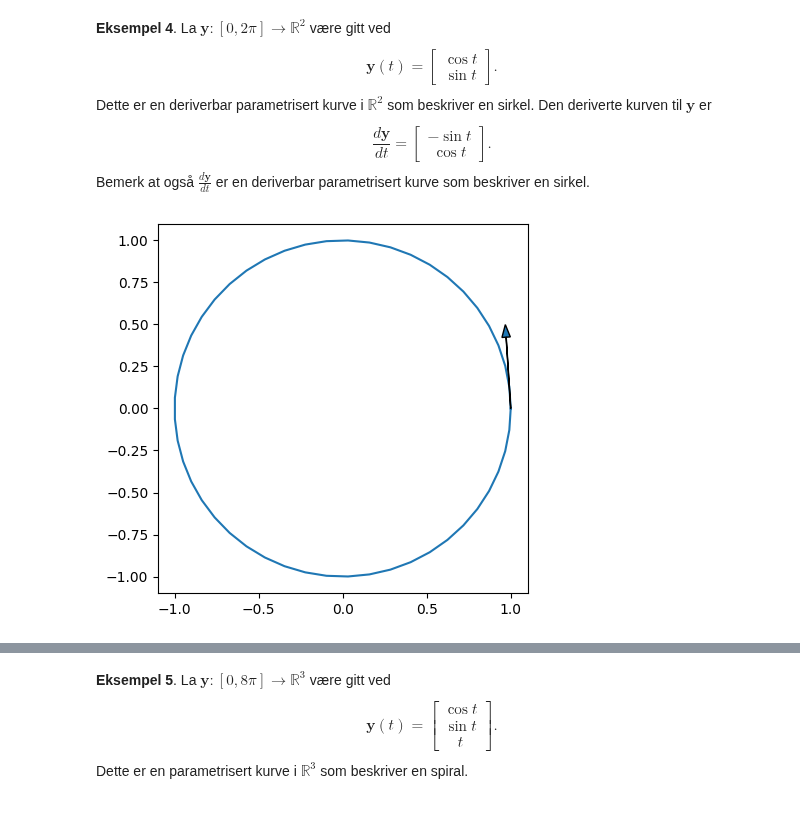
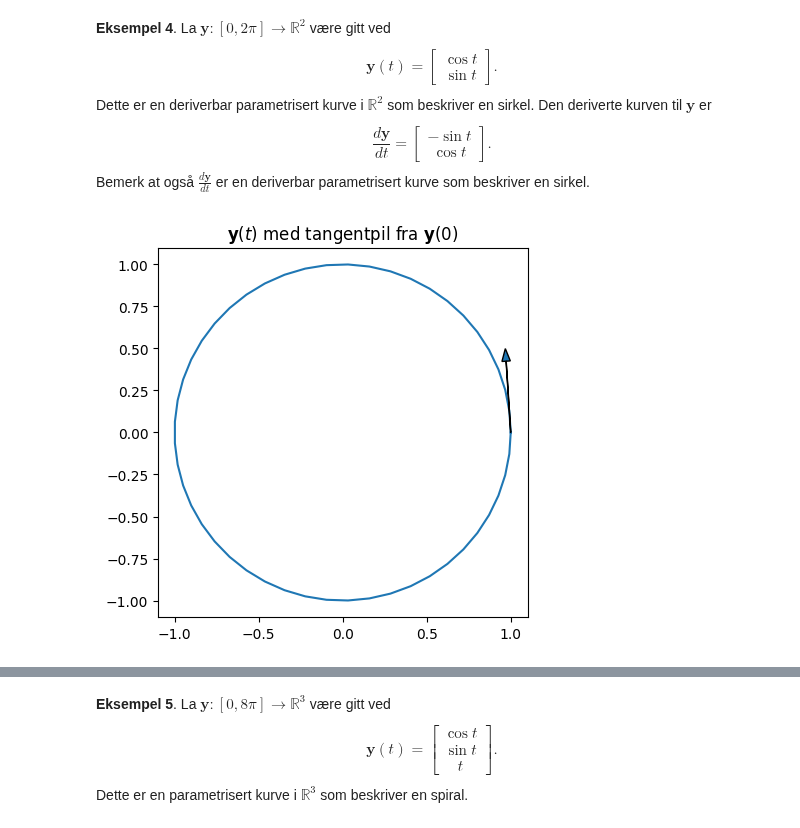
Before and after one commit to mbr085/V25MAT102, a Jupyter notebook: notebooks/uke10/126kurver.ipynb, the cells around one changed output, grey strips where cells are left out. Saved outputs shown, nothing was run; the diff lists cells and outputs as text; code cells hidden in the pictures.

```diff
--- a/notebooks/uke10/126kurver.ipynb
+++ b/notebooks/uke10/126kurver.ipynb
@@ -46,31 +46,34 @@ import numpy as np
 import matplotlib.pyplot as plt
 
 # Vi gjenbruker funksjon som tegner piler langs kurven.
 def plot_arrows_along_curve(x, y, t, num_arrows=10, ax=None, zorder=None, lengde=None):
     if ax is None:
         ax = plt.gca()
     p = []
 
     for i in range(num_arrows):
         p = int(i/num_arrows*len(t)) # Equally spaced intervals
         yp = y[p]
         xp = x[p]
         dyp = y[p+1]-y[p]
         dxp = x[p+1]-x[p]
         if lengde is not None:
             dlengde = np.sqrt(dxp**2 + dyp**2)
             dyp = lengde * dyp / dlengde
             dxp = lengde * dxp / dlengde
         ax.arrow(xp, yp, dxp, dyp ,shape='full', length_includes_head=True, head_width=0.05, zorder=zorder)
     return ax
 
-    t = np.linspace(0, 2*np.pi)
+t = np.linspace(0, 2*np.pi)
 y = np.empty((2, t.size))
 y[0] = np.cos(t)
 y[1] = np.sin(t)
 ax = plt.gca()
 ax.plot(*y, zorder=0)
 plot_arrows_along_curve(*y, t, num_arrows=1, ax=None, zorder=10, lengde=0.5)
 #ax.scatter(*y[:, [0]])
 #ax.scatter(*y[:, [5]])
 ax.set_aspect(1)
+plt.title(r'$\mathbf{y}(t)$ med tangentpil fra $\mathbf{y}(0)$');
+# %% [output]
+[figure, added]
@@ -96,17 +80,3 @@ def plot_arrows_along_curve(x, y, t, num_arrows=10, ax=None, zorder=None, lengde
-# %%
-# @title Plotter
-t = np.linspace(0, 2*np.pi)
-y = np.empty((2, t.size))
-y[0] = np.cos(t)
-y[1] = np.sin(t)
-ax = plt.gca()
-ax.plot(*y, zorder=0)
-plot_arrows_along_curve(*y, t, num_arrows=1, ax=None, zorder=10, lengde=0.5)
-#ax.scatter(*y[:, [0]])
-#ax.scatter(*y[:, [5]])
-ax.set_aspect(1)
-# %% [output]
-[figure, removed]
 # %%
 # @title Plotter
 ymerke = np.empty((2, t.size))
```
Also changed, not shown: parts of 5 cells of this notebook.
